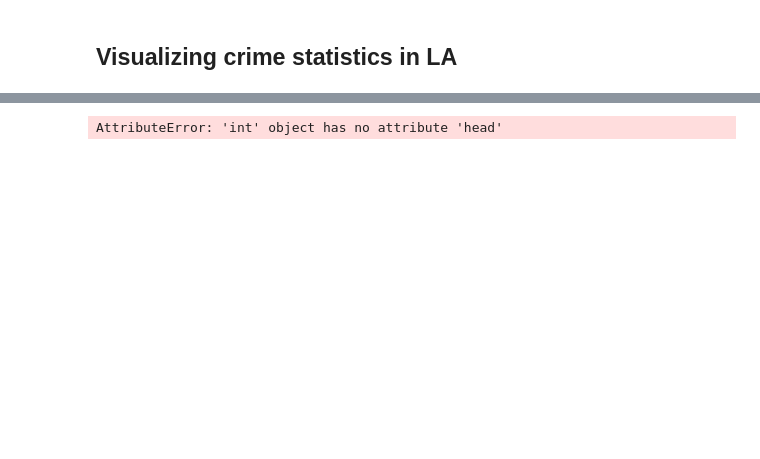
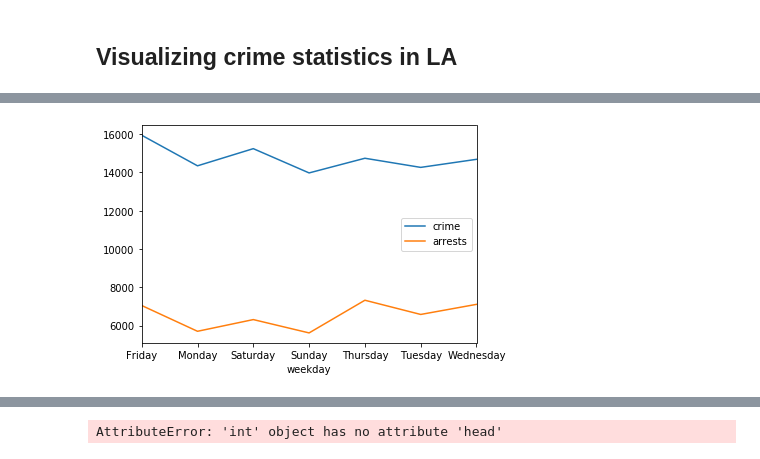
Before and after one commit to abreulastra/crime_analysis, a Jupyter notebook: crime_patterns_LA.ipynb, the cells around one changed output, grey strips where cells are left out. Drawn from its saved outputs; the diff is of its cells as text; code cells hidden in the pictures; blank space fills up the shorter version.

```diff
--- a/crime_patterns_LA.ipynb
+++ b/crime_patterns_LA.ipynb
@@ -32,3 +73,11 @@ Index(['DR Number', 'Date Reported', 'Date Occurred', 'Time Occurred',
+# %%
+# creating a table of incidents per day
+table_weekday = pd.DataFrame()
+table_weekday['crime'] = cri.groupby('weekday').size()
+table_weekday['arrests'] = arr.groupby('weekday').size()
+table_weekday.plot();
+# %% [output]
+[figure, added]
 # %%
 cri['Weapon Description'].value_counts() /cri['Weapon Description'].value_counts().sum()
 # %% [output]
```
Also changed, not shown: parts of 24 cells of this notebook, 1 other file.
